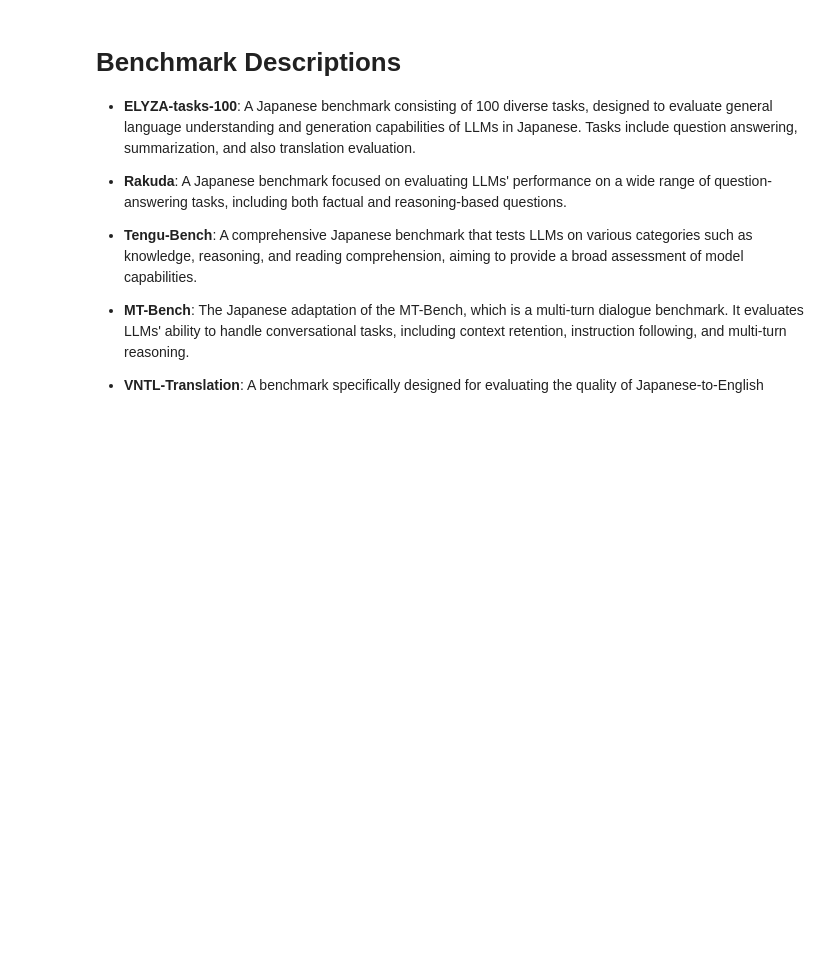
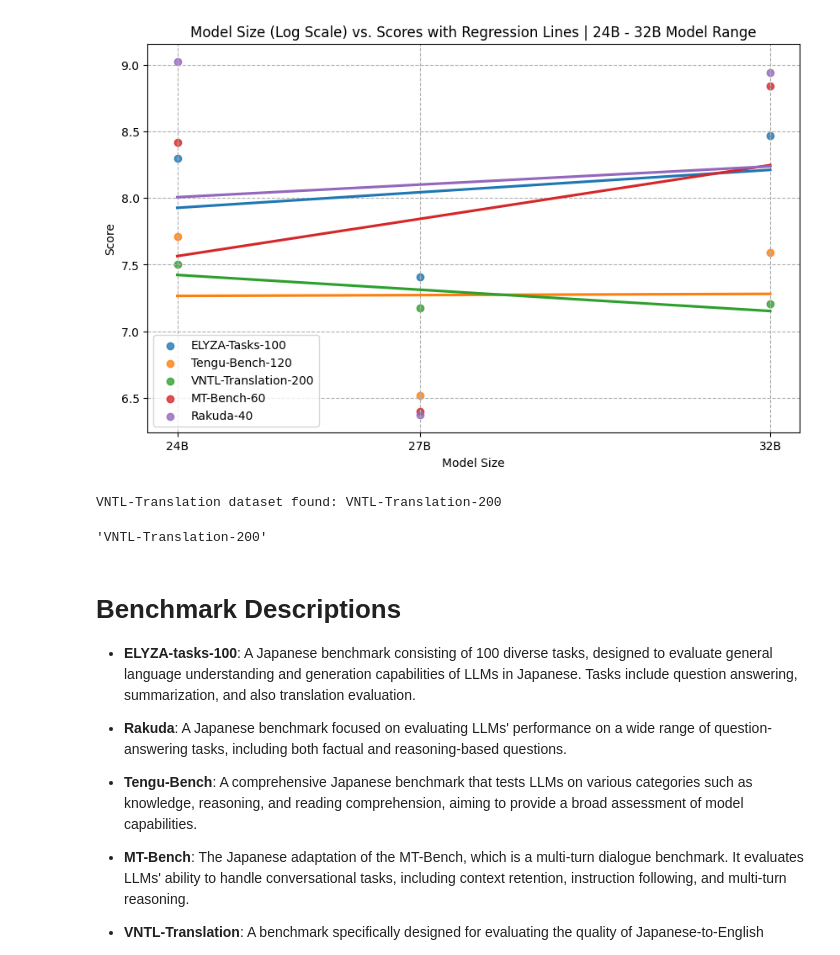
Before and after one commit to Sub0X/shaberi, a Jupyter notebook: results_vizualization.ipynb, the cells around one changed output. Cells and saved outputs as stored; diff of their text form; code cells hidden in the pictures; blank space fills up the shorter version.

```diff
--- a/results_vizualization.ipynb
+++ b/results_vizualization.ipynb
@@ -5,0 +35,8 @@ import json
+# %%
+# --- View Configuration ---
+# Options:
+#   "all" : Loads all results from the main ./data directory.
+#   "references" : Loads only the reference models from ./data/views/references.
+#   "24B - 32B Model Range" : Loads a specific group from ./data/views/groups/.
+
+VIEW_TO_LOAD = "24B - 32B Model Range"
@@ -43,25 +131,39 @@ eval_datasets = list(eval_dataset_dict.values())
 # %%
 all_result_dfs = []
 
+vntl_score_columns = [
+    "score_accuracy", "score_fluency", "score_character_voice",
+    "score_tone", "score_localization", "score_direction_following"
+]
+
 for model_result_path in model_result_paths:
-    path_parts = model_result_path.replace('/', os.sep).split(os.sep)
+    path_parts = model_result_path.split(os.sep)
 
     try:
         if model_result_path.endswith('.json'):
-            temp_df = pd.read_json(model_result_path, lines=True)
-            temp_df["judge_model"] = path_parts[-3]
-            temp_df["eval_dataset"] = eval_dataset_dict[path_parts[-2]]
-            temp_df["model_name"] = path_parts[-1].replace(".json", "")
+            df = pd.read_json(model_result_path, lines=True)
+            df["judge_model"] = path_parts[-3]
+            df["eval_dataset"] = eval_dataset_dict.get(path_parts[-2], path_parts[-2])
+            df["model_name"] = path_parts[-1].replace(".json", "")
+
+            # Check if this is a VNTL multi-score file
+            if all(col in df.columns for col in vntl_score_columns):
+                df['score'] = df[vntl_score_columns].mean(axis=1)
+                temp_df = df
+            else:
+                # Use the existing 'score' column for other benchmarks
+                temp_df = df
 
         elif model_result_path.endswith('.csv'):
             temp_df = pd.read_csv(model_result_path)
-            # Use BLEU score and scale it to be 0-10 for averaging
             temp_df['score'] = temp_df['bleu'] / 10.0
             temp_df["judge_model"] = 'Metrics (BLEU/chrF)'
-            temp_df["eval_dataset"] = eval_dataset_dict[path_parts[-2]]
+            temp_df["eval_dataset"] = eval_dataset_dict.get(path_parts[-2], path_parts[-2])
             temp_df["model_name"] = path_parts[-1].replace(".csv", "")
 
-        all_result_dfs.append(temp_df)
+        if 'temp_df' in locals() and temp_df is not None:
+            all_result_dfs.append(temp_df)
+
     except Exception as e:
         print(f"Skipping file due to error: {model_result_path} -> {e}")
 # %%
@@ -154,19 +297,21 @@ size_df['model_size_log'] = np.log(size_df.index)
 # %%
 from matplotlib import pyplot as plt
 import seaborn as sns
 
 plt.figure(figsize=(10, 6))
 plot_columns = [col for col in eval_datasets if col in size_df.columns]
 for column in plot_columns:
     sns.regplot(x='model_size_log', y=column, data=size_df, scatter=True, label=column, ci=None)
 
 plt.xticks(size_df['model_size_log'], size_df.index.astype(int).astype(str) + "B")
 plt.legend()
-plt.title('Model Size (Log Scale) vs. Scores with Regression Lines')
+plt.title(f'Model Size (Log Scale) vs. Scores with Regression Lines | {MODEL_RANGE_GROUP}')
 plt.xlabel("Model Size")
 plt.ylabel("Score")
 plt.grid(True, which='both', linestyle='--')
 plt.show()
+# %% [output]
+[figure, added]
 # %%
 import plotly.graph_objects as go
 import plotly.express as px
@@ -330,3 +453,14 @@ for judge_model in all_result_df['judge_model'].unique():
         bargap=0.01, bargroupgap=0.01
     )
     fig_vertical.show()
+# %%
+# Check if vntl is here
+if 'VNTL-Translation' in eval_dataset_map:
+    vntl_name = eval_dataset_map['VNTL-Translation']
+    print(f"VNTL-Translation dataset found: {vntl_name}")
+# %% [output]
+VNTL-Translation dataset found: VNTL-Translation-200
+# %%
+eval_dataset_map['VNTL-Translation']
+# %% [output]
+'VNTL-Translation-200'
```
Also changed, not shown: parts of 13 cells of this notebook, 8 other files.
